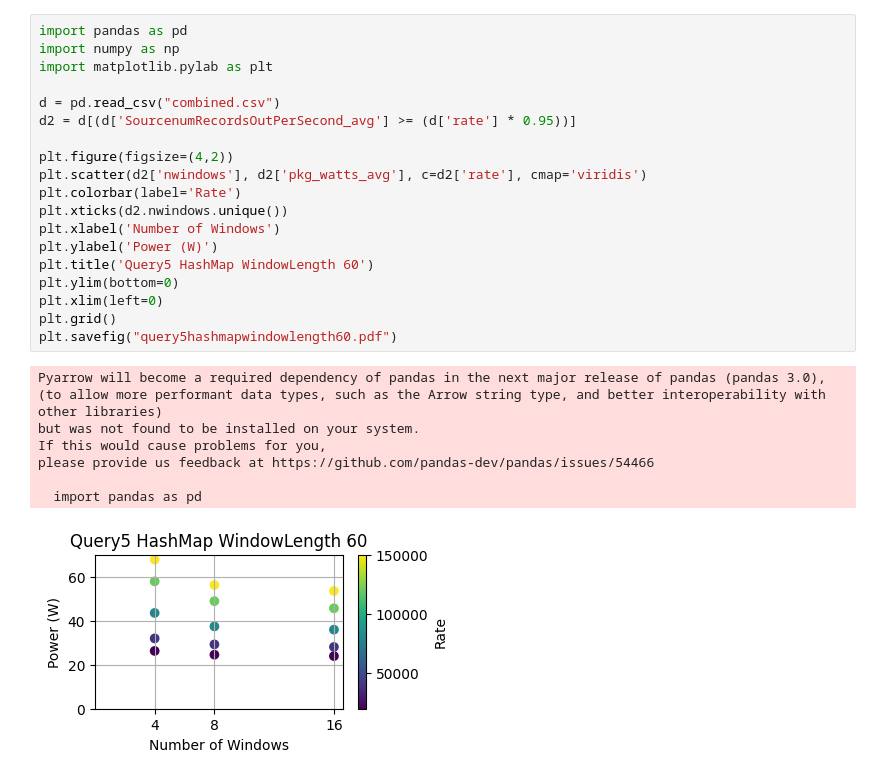
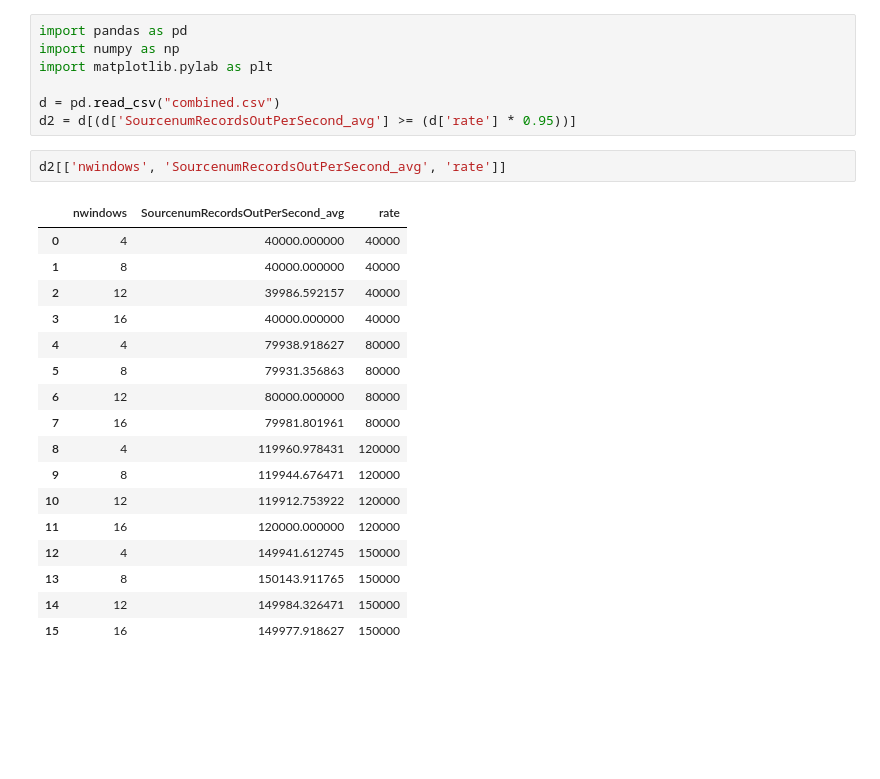
Before and after one commit to EEStrmCmptng/dataset, a Jupyter notebook: micro/query5/different_mappers_experiment/hashmap/windowlength60/graph.ipynb, the cells around one changed output. Saved outputs shown, nothing was run; the diff lists cells and outputs as text; blank space fills up the shorter version.

```diff
--- a/micro/query5/different_mappers_experiment/hashmap/windowlength60/graph.ipynb
+++ b/micro/query5/different_mappers_experiment/hashmap/windowlength60/graph.ipynb
@@ -5,24 +5,23 @@ import matplotlib.pylab as plt
 
 d = pd.read_csv("combined.csv")
 d2 = d[(d['SourcenumRecordsOutPerSecond_avg'] >= (d['rate'] * 0.95))]
-
-plt.figure(figsize=(4,2))
-plt.scatter(d2['nwindows'], d2['pkg_watts_avg'], c=d2['rate'], cmap='viridis')
-plt.colorbar(label='Rate')
-plt.xticks(d2.nwindows.unique())
-plt.xlabel('Number of Windows')
-plt.ylabel('Power (W)')
-plt.title('Query5 HashMap WindowLength 60')
-plt.ylim(bottom=0)
-plt.xlim(left=0)
-plt.grid()
-plt.savefig("query5hashmapwindowlength60.pdf")
-# %% [output]
-Pyarrow will become a required dependency of pandas in the next major release of pandas (pandas 3.0),
-(to allow more performant data types, such as the Arrow string type, and better interoperability with other libraries)
-but was not found to be installed on your system.
-If this would cause problems for you,
-please provide us feedback at https://github.com/pandas-dev/pandas/issues/54466
-
-  import pandas as pd
-[figure, removed]
+# %%
+d2[['nwindows', 'SourcenumRecordsOutPerSecond_avg', 'rate']]
+# %% [output]
+|  | nwindows | SourcenumRecordsOutPerSecond_avg | rate |
+| 0 | 4 | 40000.000000 | 40000 |
+| 1 | 8 | 40000.000000 | 40000 |
+| 2 | 12 | 39986.592157 | 40000 |
+| 3 | 16 | 40000.000000 | 40000 |
+| 4 | 4 | 79938.918627 | 80000 |
+| 5 | 8 | 79931.356863 | 80000 |
+| 6 | 12 | 80000.000000 | 80000 |
+| 7 | 16 | 79981.801961 | 80000 |
+| 8 | 4 | 119960.978431 | 120000 |
+| 9 | 8 | 119944.676471 | 120000 |
+| 10 | 12 | 119912.753922 | 120000 |
+| 11 | 16 | 120000.000000 | 120000 |
+| 12 | 4 | 149941.612745 | 150000 |
+| 13 | 8 | 150143.911765 | 150000 |
+| 14 | 12 | 149984.326471 | 150000 |
+| 15 | 16 | 149977.918627 | 150000 |
```
Also changed, not shown: parts of 1 cell of this notebook, 2 other files.
